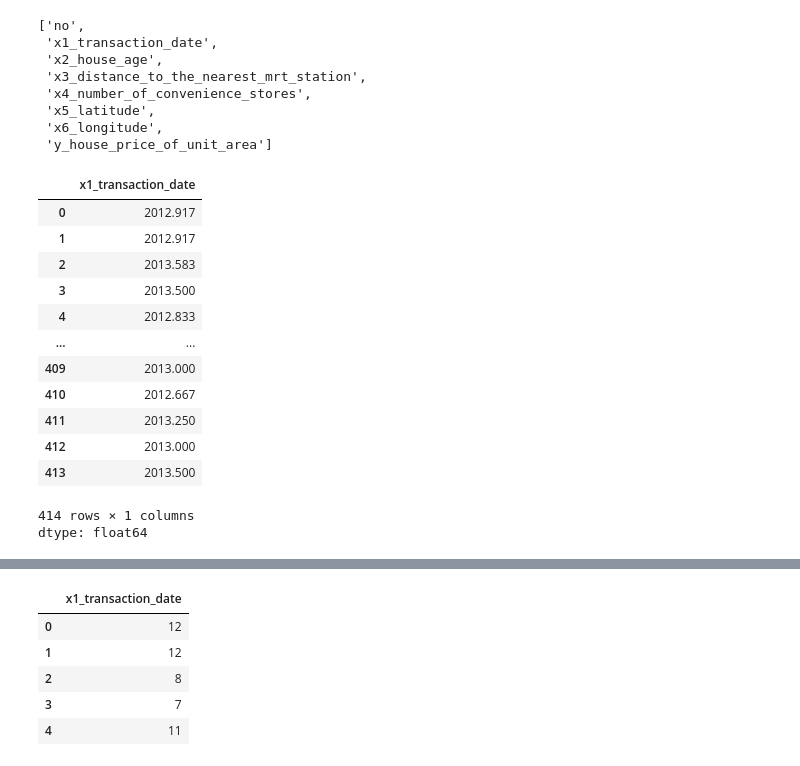
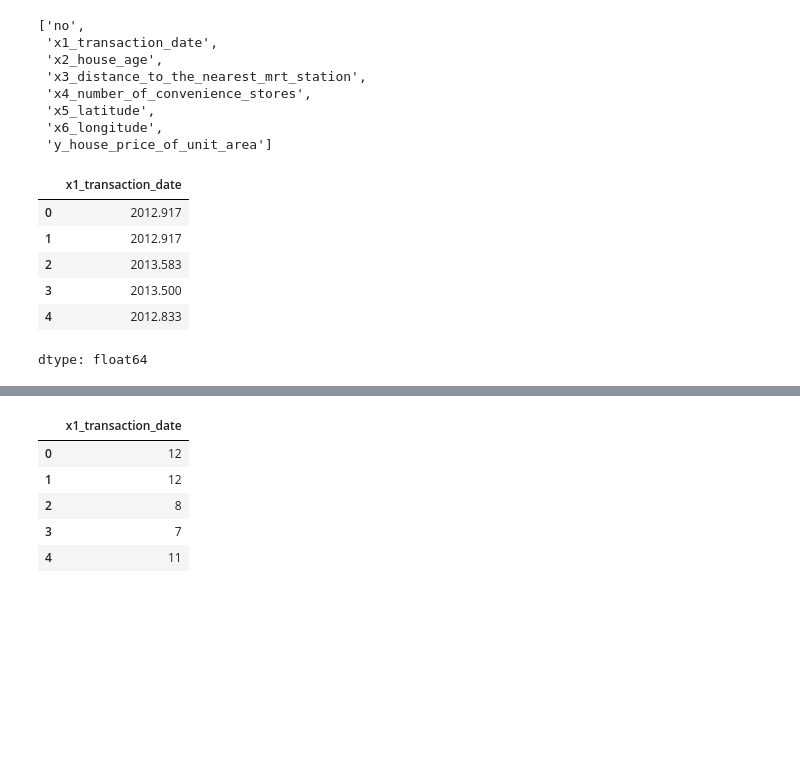
Before and after one commit to ruus77/data_analysis, a Jupyter notebook: Real_Estate_Price_Prediction_using_Linear_Regression.ipynb, the cells around one changed output, grey strips where cells are left out. Drawn from its saved outputs; the diff is of its cells as text; code cells hidden in the pictures; blank space fills up the shorter version.

```diff
--- a/Real_Estate_Price_Prediction_using_Linear_Regression.ipynb
+++ b/Real_Estate_Price_Prediction_using_Linear_Regression.ipynb
@@ -63,21 +63,14 @@ list(df.columns)
  'x6_longitude',
  'y_house_price_of_unit_area']
 # %%
-df.x1_transaction_date
+df.x1_transaction_date.head()
 # %% [output]
 |  | x1_transaction_date |
 | 0 | 2012.917 |
 | 1 | 2012.917 |
 | 2 | 2013.583 |
 | 3 | 2013.500 |
 | 4 | 2012.833 |
-| ... | ... |
-| 409 | 2013.000 |
-| 410 | 2012.667 |
-| 411 | 2013.250 |
-| 412 | 2013.000 |
-| 413 | 2013.500 |
-414 rows × 1 columns
 dtype: float64
 # %%
 rest = df.x1_transaction_date.apply(lambda x: x % 1)
```
Also changed, not shown: parts of 9 cells of this notebook.
